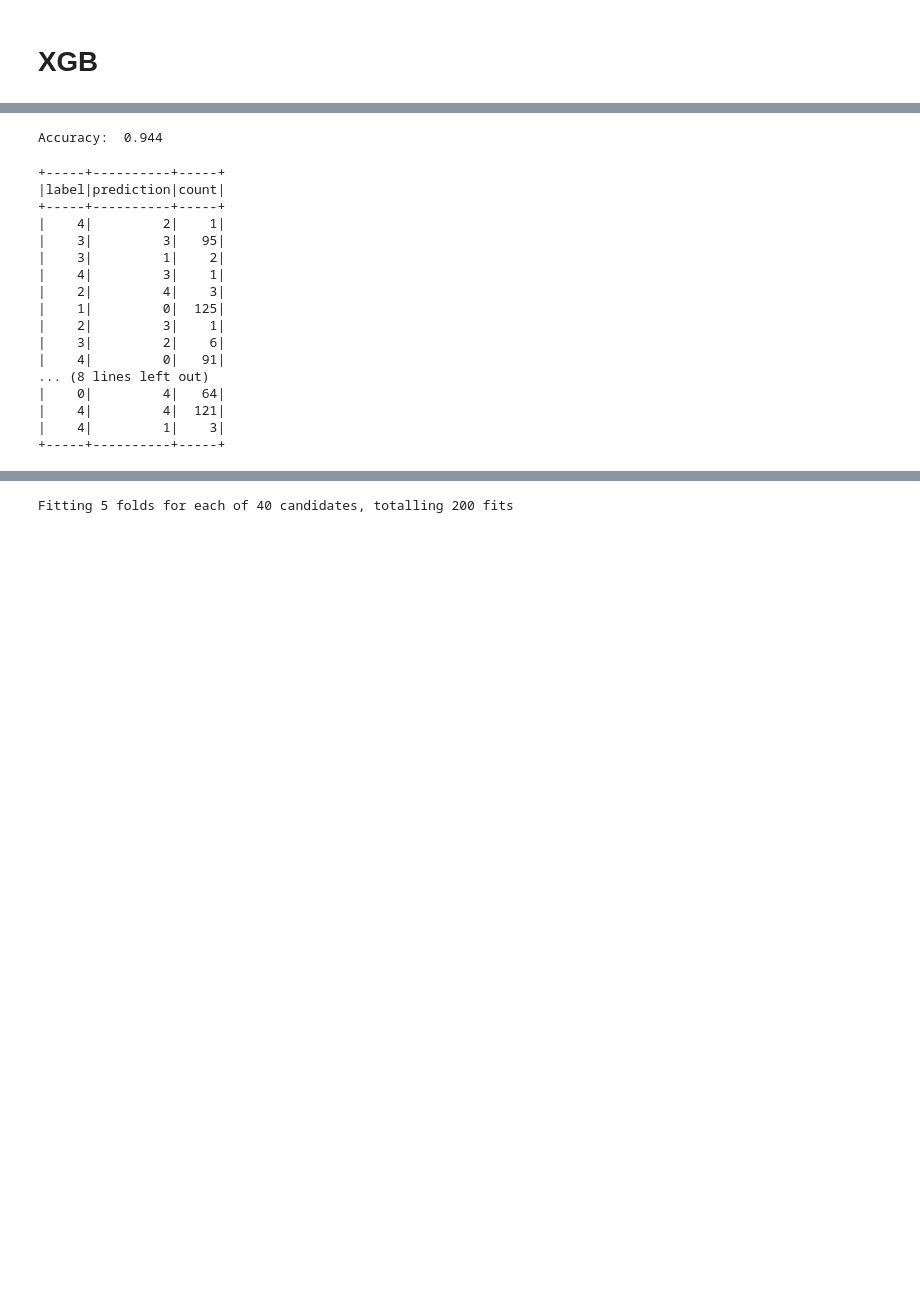
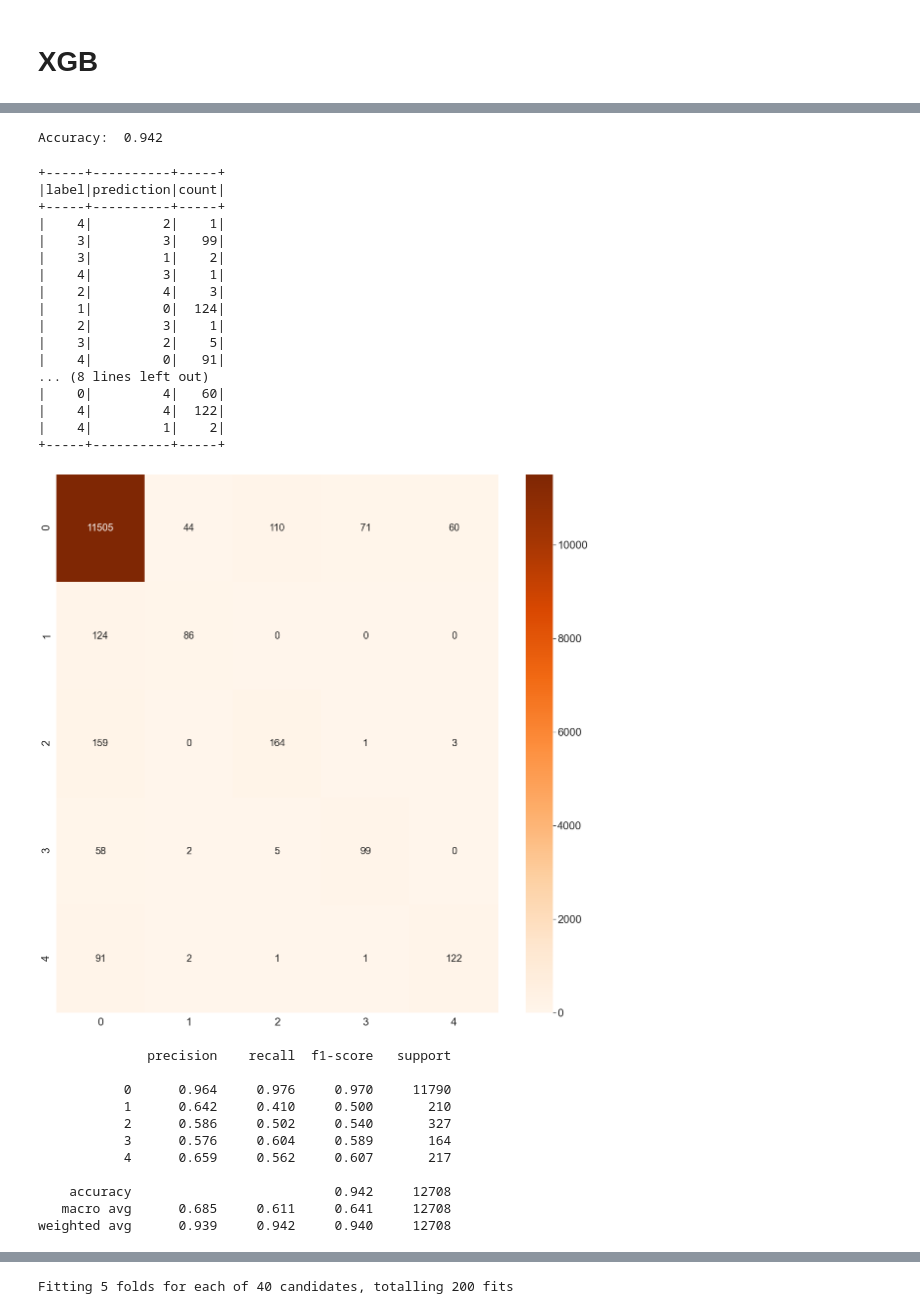
Before and after one commit to VisusAdAstra/Soen471, a Jupyter notebook: code/prototype2.ipynb, the cells around one changed output, grey strips where cells are left out. Saved outputs shown, nothing was run; the diff lists cells and outputs as text; code cells hidden in the pictures; blank space fills up the shorter version.

```diff
--- a/code/prototype2.ipynb
+++ b/code/prototype2.ipynb
@@ -436,9 +445,9 @@ y_test = test_.iloc[:,-1]
 dtrain = xgb.DMatrix(data=X_train, label=y_train)
 dtest = xgb.DMatrix(data=X_test, label=y_test)
 
-xgb_clf = xgb.XGBClassifier(max_depth=50, n_estimators=500, grow_policy='lossguide',
+xgb_clf = xgb.XGBClassifier(max_depth=75, n_estimators=150, grow_policy='depthwise',
                             objective='multi:softmax', booster='gbtree', num_classes=5,
-                            eta=0.2, reg_lambda=1.0, n_jobs=2, random_state=1)
+                            eta=0.45, reg_lambda=0.75, n_jobs=2, random_state=0)
 
 model = xgb_clf.fit(X_train, y_train)
 # %%
@@ -452,7 +461,7 @@ y_true = y_test # True values, dataframe format
 
 print("Accuracy: ", np.round(accuracy_score(y_true, y_pred), 3))
 # %% [output]
-Accuracy:  0.944
+Accuracy:  0.942
 # %%
 l = y_pred.tolist()
 prediction = testing.repartition(1).withColumn('prediction',
@@ -463,16 +472,42 @@ prediction.groupby('label', 'prediction').count().show()
 |label|prediction|count|
 +-----+----------+-----+
 |    4|         2|    1|
-|    3|         3|   95|
+|    3|         3|   99|
 |    3|         1|    2|
 |    4|         3|    1|
 |    2|         4|    3|
-|    1|         0|  125|
+|    1|         0|  124|
 |    2|         3|    1|
-|    3|         2|    6|
+|    3|         2|    5|
 |    4|         0|   91|
 ... (8 lines left out)
-|    0|         4|   64|
-|    4|         4|  121|
-|    4|         1|    3|
+|    0|         4|   60|
+|    4|         4|  122|
+|    4|         1|    2|
 +-----+----------+-----+
+# %%
+from sklearn import metrics
+import seaborn as sn
+
+# Print the confusion matrix
+confusion = metrics.confusion_matrix(y_true, y_pred)
+plt.figure(figsize = (20,20))
+sn.set(font_scale=2) # for label size
+sn.heatmap(confusion, annot=True, annot_kws={"size": 20}, cmap='Oranges', fmt='d') # font size
+plt.show()
+
+# Print the precision and recall, among other metrics
+print(metrics.classification_report(y_true, y_pred, digits=3))
+# %% [output]
+[figure, added]
+              precision    recall  f1-score   support
+
+           0      0.964     0.976     0.970     11790
+           1      0.642     0.410     0.500       210
+           2      0.586     0.502     0.540       327
+           3      0.576     0.604     0.589       164
+           4      0.659     0.562     0.607       217
+
+    accuracy                          0.942     12708
+   macro avg      0.685     0.611     0.641     12708
+weighted avg      0.939     0.942     0.940     12708
```
Also changed, not shown: parts of 4 cells of this notebook, 2 other files.
